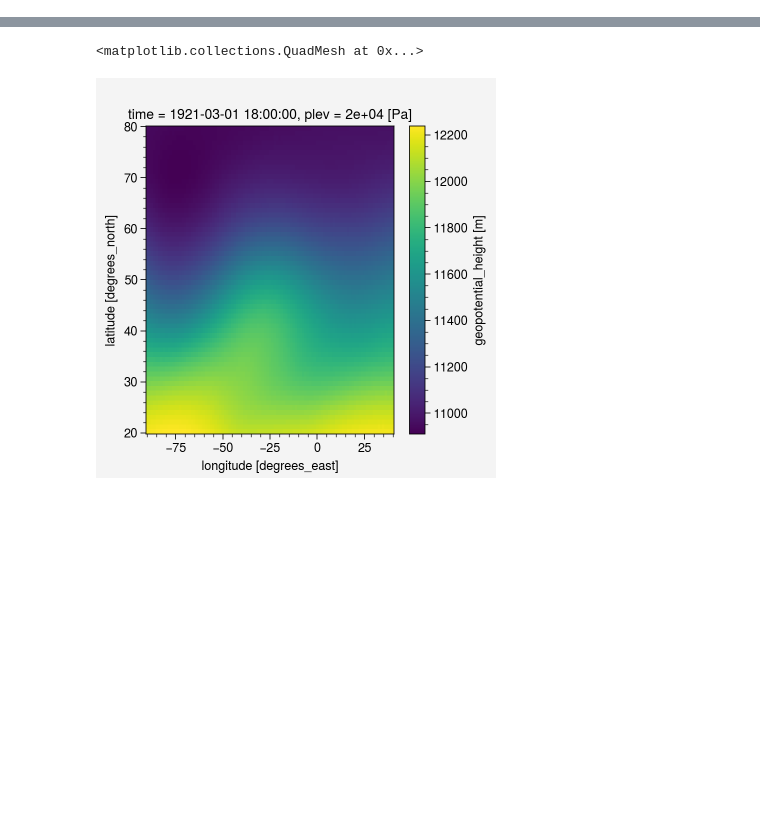
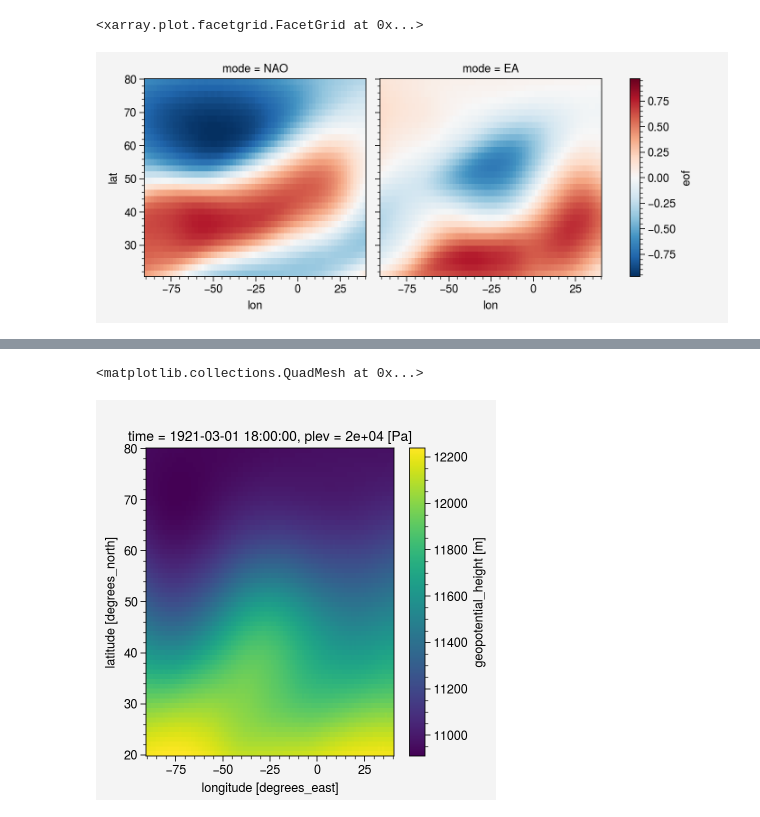
Before and after one commit to liuquan18/Tel_MMLE, a Jupyter notebook: script/3mmle/check_dataset.ipynb, the cells around one changed output, grey strips where cells are left out. Drawn from its saved outputs; the diff is of its cells as text; code cells hidden in the pictures; blank space fills up the shorter version.

```diff
--- a/script/3mmle/check_dataset.ipynb
+++ b/script/3mmle/check_dataset.ipynb
@@ -4,4 +4,4 @@ import proplot as pplt
 import numpy as np
 import pandas as pd
 # %%
-zg_processed = xr.open_dataset("/work/mh0033/m300883/Tel_MMLE/data/CESM1_CAM5/zg_processed/zg_Amon_CESM1-CAM5_historical_rcp85_r1i1p1_192001-210012.nc")
+eof = xr.open_dataset("/work/mh0033/m300883/Tel_MMLE/data/MPI_GE_onepct/EOF_result/ind_first_eof_result.nc")
@@ -12,0 +24,5 @@ zg_processed.sel(time = "1921-03",plev = 85000).zg.plot()
+# %%
+eof.sel(plev = 50000).eof.plot(col = 'mode')
+# %% [output]
+<xarray.plot.facetgrid.FacetGrid at 0x...>
+[figure, added]
```
Also changed, not shown: parts of 4 cells of this notebook, 1 other file.
